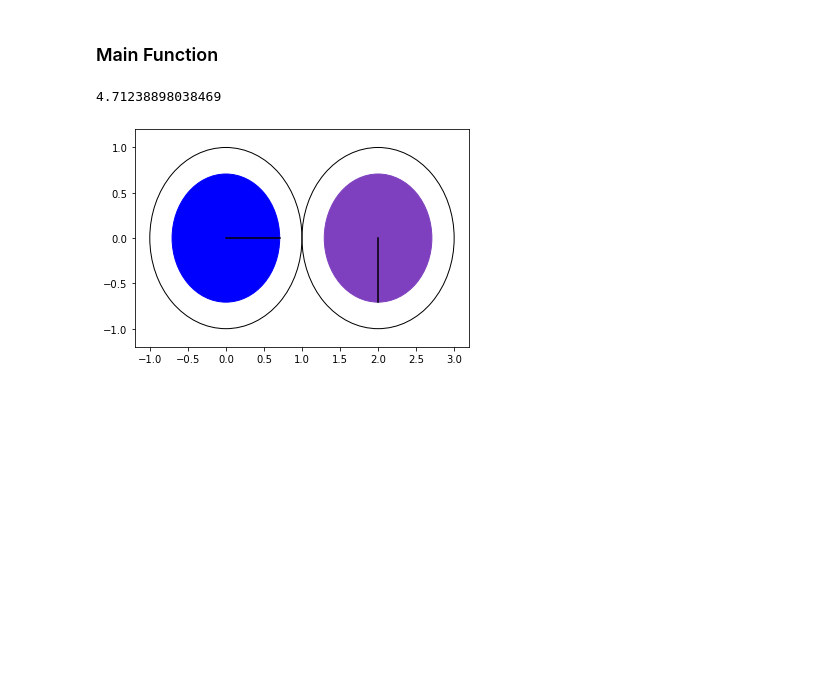
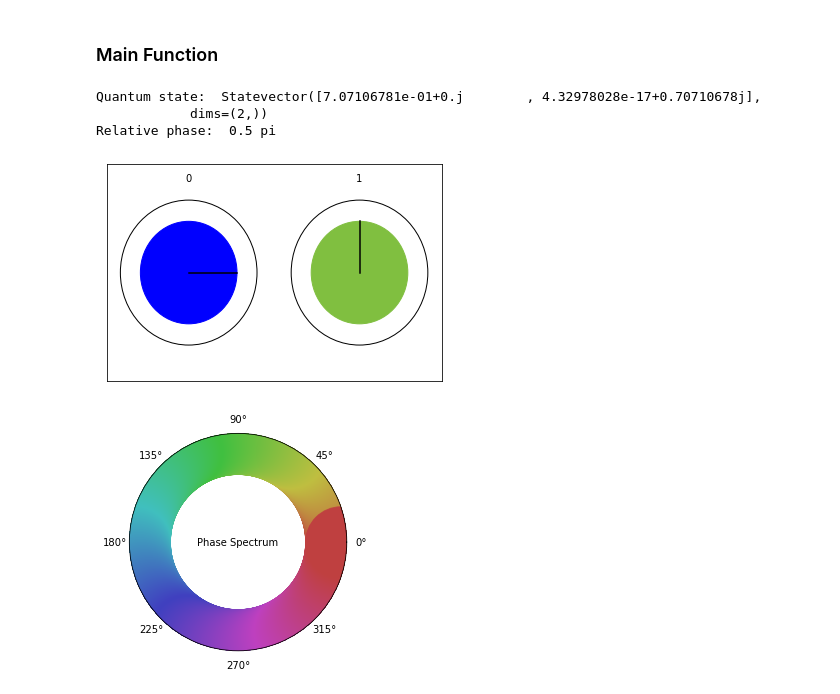
Before and after one commit to drjpeibol/QC-MsC, a Jupyter notebook: Quantum-Computing/Activitie-1/circle_notation.ipynb, the cells around one changed output. Saved outputs shown, nothing was run; the diff lists cells and outputs as text; code cells hidden in the pictures; blank space fills up the shorter version.

Commit message:
Add color spectrum and some quantum state tests

```diff
--- a/Quantum-Computing/Activitie-1/circle_notation.ipynb
+++ b/Quantum-Computing/Activitie-1/circle_notation.ipynb
@@ -92,33 +108,74 @@ def Circles(a,b):
     # Print the circles unit circles and the circles representing the complex numbers inside
     #Unitary circles
     unit_circle1 = plt.Circle((0, 0), 1, color='black', fill=False)
-    unit_circle2 = plt.Circle((2, 0), 1, color='black', fill=False)
+    unit_circle2 = plt.Circle((2.5, 0), 1, color='black', fill=False)
 
     #Circles representing the complex numbers
     circle_a = plt.Circle((0, 0), modulus_a, color='b', fill=True)
-    circle_b = plt.Circle((2, 0), modulus_b, color=phase2RGB(phase), fill=True)
+    circle_b = plt.Circle((2.5, 0), modulus_b, color=phase2RGB(phase), fill=True)
 
     #Plot
     fig, ax = plt.subplots()
-    ax.set_xlim((-1.2, 3.2))
-    ax.set_ylim((-1.2, 1.2))
+    ax.set_xlim((-1.2, 3.7))
+    ax.set_ylim((-1.5, 1.5))
     ax.add_artist(unit_circle1)
     ax.add_artist(unit_circle2)
     ax.add_artist(circle_a)
     ax.add_artist(circle_b)
+    # Add circle label
+    ax.text(0, 1.3, "0", ha='center', va='center', color='black')
+    ax.text(2.5, 1.3, "1", ha='center', va='center', color='black')
+
+    ax.set_yticklabels([])
+    ax.set_xticklabels([])
+    ax.set_yticks([])
+    ax.set_xticks([])
 
     plt.plot([0, modulus_a], [0, 0], color='black')
-    plt.plot([2, 2+modulus_b*math.cos(phase)], [modulus_b*math.sin(phase), 0], color='black')
+    plt.plot([2.5, 2.5+modulus_b*math.cos(phase)], [modulus_b*math.sin(phase), 0], color='black')
     plt.show()
-# %%
-# try these functions with different complex numbers
-
-a = 1/math.sqrt(2)
-b = -1j/math.sqrt(2)
-
-relative_phase = Relative_phase(a,b)
-print(relative_phase)
-Circles(a,b)
-# %% [output]
-4.71238898038469
-[figure, removed]
+# %%
+# Using qiskit we will try these functions in different quantum states
+backend = Aer.get_backend('statevector_simulator')
+# Quantum state 1
+q = QuantumRegister(1)
+qc = QuantumCircuit(q)
+qc.h(q[0])
+
+# Quantum state 2
+q2 = QuantumRegister(1)
+qc2 = QuantumCircuit(q2)
+qc2.x(q2[0])
+qc2.h(q2[0])
+
+# Quantum state 3
+q3 = QuantumRegister(1)
+qc3 = QuantumCircuit(q3)
+qc3.x(q3[0])
+qc3.h(q3[0])
+qc3.s(q3[0])
+
+# Quantum state 4
+q4 = QuantumRegister(1)
+qc4 = QuantumCircuit(q4)
+qc4.h(q4[0])
+qc4.s(q4[0])
+
+
+job = execute(qc4, backend)
+result = job.result()
+state = result.get_statevector(qc4)
+
+relative_phase = Relative_phase(state[0],state[1])
+
+print("Quantum state: ", state)
+print("Relative phase: ", relative_phase/math.pi, "pi")
+Circles(state[0],state[1])
+
+plot_color_spectrum()
+# %% [output]
+Quantum state:  Statevector([7.07106781e-01+0.j        , 4.32978028e-17+0.70710678j],
+            dims=(2,))
+Relative phase:  0.5 pi
+[figure, added]
+[figure, added]
```
Also changed, not shown: parts of 2 cells of this notebook.
